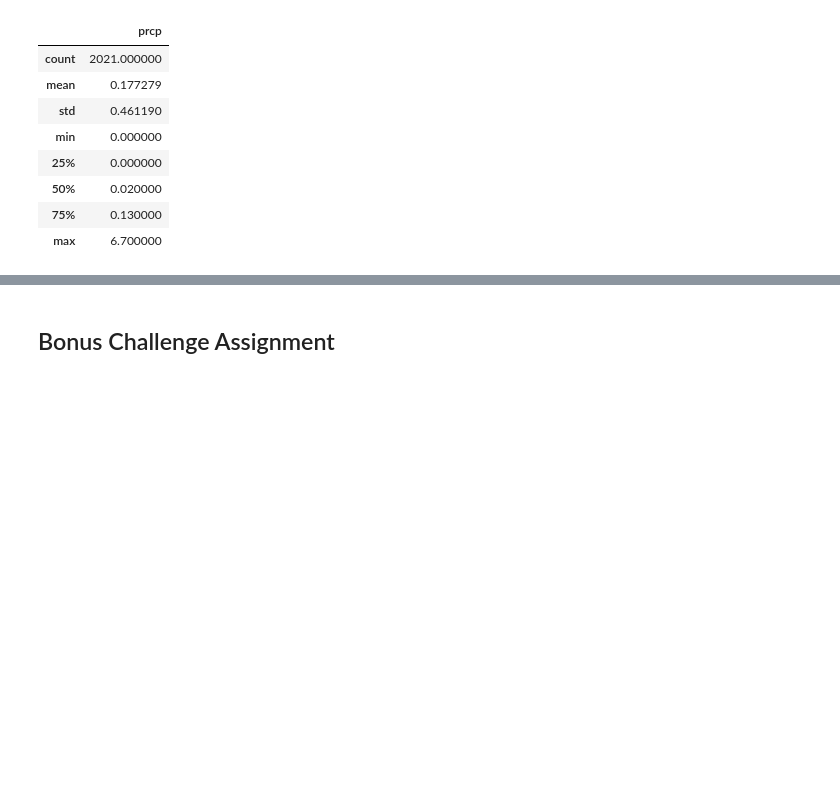
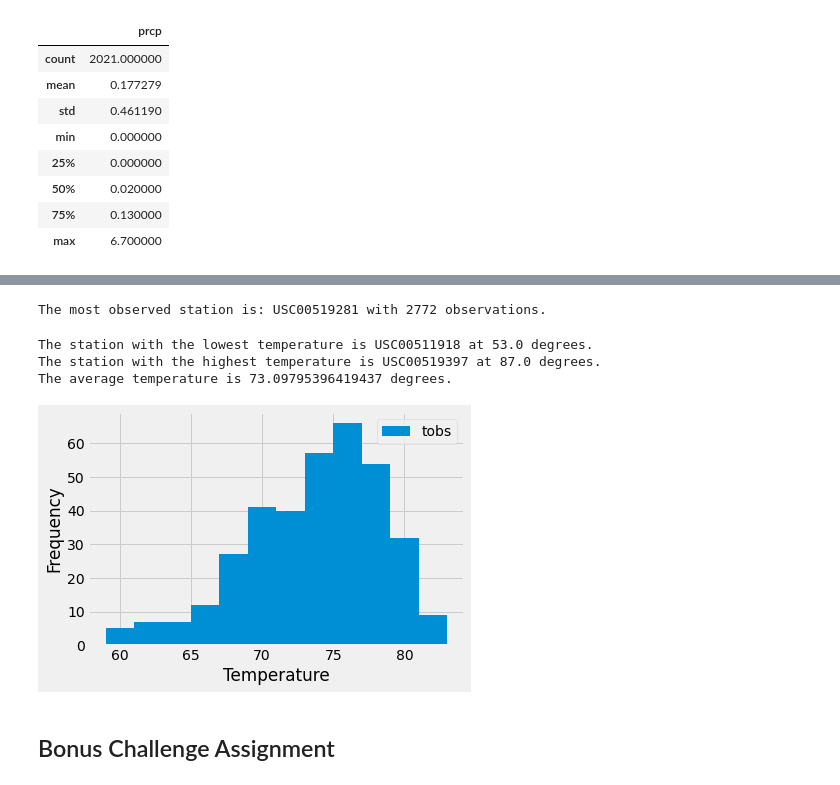
Before and after one commit to Asiha14/sqlalchemy-challenge, a Jupyter notebook: climate_starter.ipynb, the cells around one changed output, grey strips where cells are left out. Drawn from its saved outputs; the diff is of its cells as text; code cells hidden in the pictures; blank space fills up the shorter version.

Commit message:
Station Analysis Complete

```diff
--- a/climate_starter.ipynb
+++ b/climate_starter.ipynb
@@ -99,3 +102,8 @@ df.describe()
 # %%
 # What are the most active stations? (i.e. what stations have the most rows)?
 # List the stations and the counts in descending order.
+sel = [Mesaurement.station,
+       func.count(Measurement.station)]
+
+q = session.query(*sel).group_by(Mesaurement.station).order_by(func.count(Measurement.station).desc()).all()
+q
@@ -108,3 +120,38 @@ df.describe()
+# %%
+stat = [item[0] for item in q]
+count = [item[1] for item in q]
+print(f"The most observed station is: {stat[0]} with {count[0]} observations.")
+# %% [output]
+The most observed station is: USC00519281 with 2772 observations.
+# %%
+# Using the station id from the previous query, calculate the lowest temperature recorded,
+# highest temperature recorded, and average temperature of the most active station?
+low = session.query(Mesaurement.station, func.min(Measurement.tobs)).first()
+high= session.query(Mesaurement.station, func.max(Measurement.tobs)).first()
+avg = session.query(func.avg(Measurement.tobs)).first()
+print(f"The station with the lowest temperature is {low[0]} at {low[1]} degrees.")
+print(f"The station with the highest temperature is {high[0]} at {high[1]} degrees.")
+print(f"The average temperature is {avg[0]} degrees.")
+# %% [output]
+The station with the lowest temperature is USC00511918 at 53.0 degrees.
+The station with the highest temperature is USC00519397 at 87.0 degrees.
+The average temperature is 73.09795396419437 degrees.
+# %%
+# Choose the station with the highest number of temperature observations.
+# Query the last 12 months of temperature observation data for this station and plot the results as a histogram
+session.query(Mesaurement.date).filter(Mesaurement.station == stat[0]).order_by(Mesaurement.date.desc()).first()
+
+temp_data = session.query(Mesaurement.tobs).filter((Mesaurement.station == stat[0]) & (Mesaurement.date >= '2016-08-18')).all()
+temp_data
+# # Save the query results as a Pandas DataFrame and set the index to the date column. Sort the dataframe by date
+df = pd.DataFrame(temp_data)
+
+# # Use Pandas Plotting with Matplotlib to plot the data
+df.plot(kind = 'hist', bins=12)
+plt.xlabel("Temperature")
+plt.show()
+# %% [output]
+[figure, added]
 # %% [markdown]
 ## Bonus Challenge Assignment
 # %%
```
Also changed, not shown: parts of 4 cells of this notebook.
